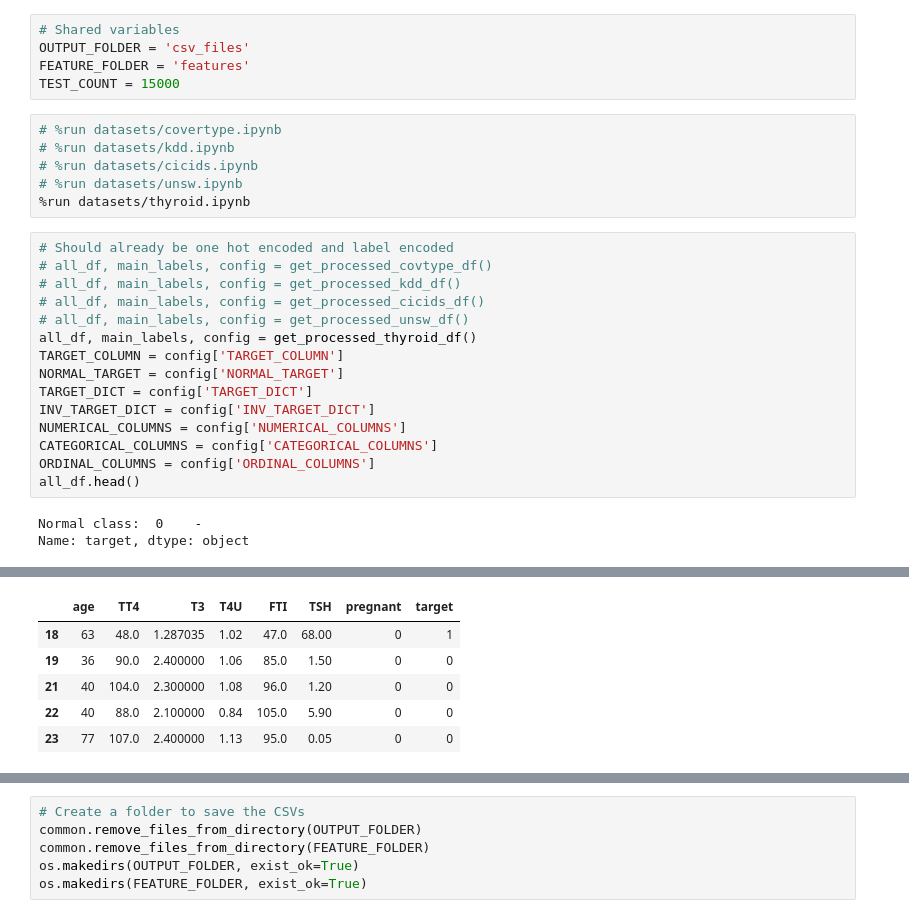
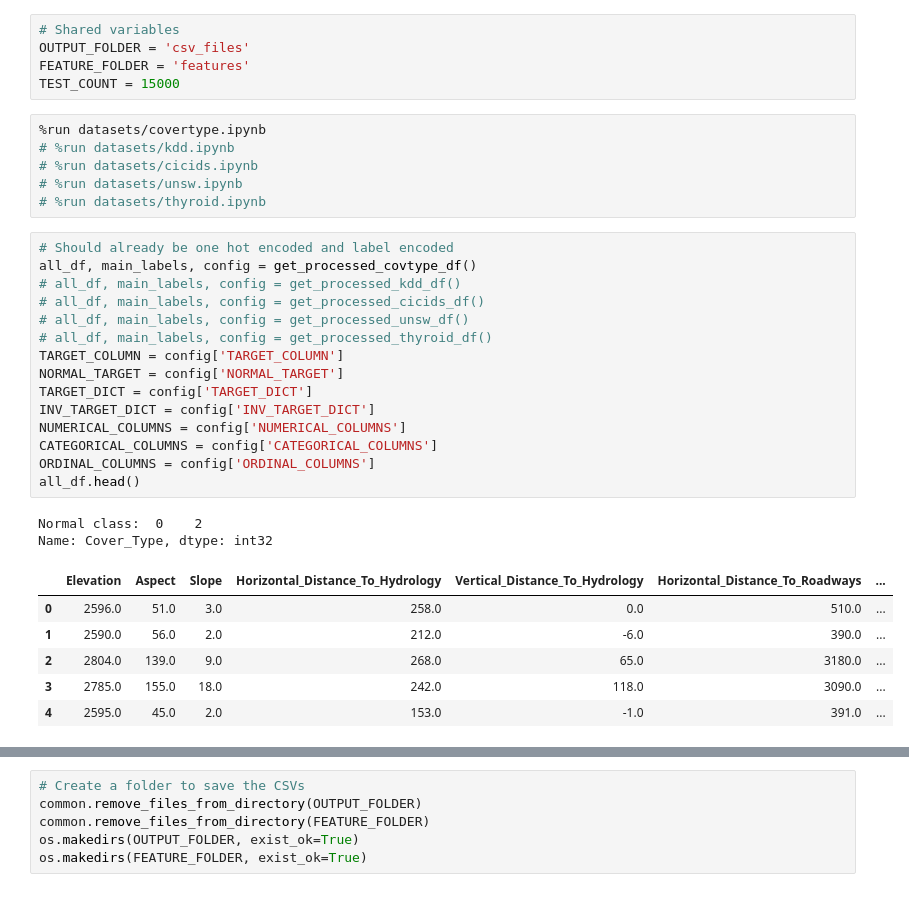
Before and after one commit to brinashong/CS5344_Project, a Jupyter notebook: work/pipeline.ipynb, the cells around one changed output, grey strips where cells are left out. Saved outputs shown, nothing was run; the diff lists cells and outputs as text.

```diff
--- a/work/pipeline.ipynb
+++ b/work/pipeline.ipynb
@@ -28,26 +24,32 @@ OUTPUT_FOLDER = 'csv_files'
 FEATURE_FOLDER = 'features'
 TEST_COUNT = 15000
 # %%
-# %run datasets/covertype.ipynb
+%run datasets/covertype.ipynb
 # %run datasets/kdd.ipynb
 # %run datasets/cicids.ipynb
 # %run datasets/unsw.ipynb
-%run datasets/thyroid.ipynb
+# %run datasets/thyroid.ipynb
 # %%
 # Should already be one hot encoded and label encoded
-# all_df, main_labels, config = get_processed_covtype_df()
+all_df, main_labels, config = get_processed_covtype_df()
 # all_df, main_labels, config = get_processed_kdd_df()
 # all_df, main_labels, config = get_processed_cicids_df()
 # all_df, main_labels, config = get_processed_unsw_df()
-all_df, main_labels, config = get_processed_thyroid_df()
+# all_df, main_labels, config = get_processed_thyroid_df()
 TARGET_COLUMN = config['TARGET_COLUMN']
 NORMAL_TARGET = config['NORMAL_TARGET']
 TARGET_DICT = config['TARGET_DICT']
 INV_TARGET_DICT = config['INV_TARGET_DICT']
 NUMERICAL_COLUMNS = config['NUMERICAL_COLUMNS']
 CATEGORICAL_COLUMNS = config['CATEGORICAL_COLUMNS']
 ORDINAL_COLUMNS = config['ORDINAL_COLUMNS']
 all_df.head()
 # %% [output]
-Normal class:  0    -
-Name: target, dtype: object
+Normal class:  0    2
+Name: Cover_Type, dtype: int32
+|  | Elevation | Aspect | Slope | Horizontal_Distance_To_Hydrology | Vertical_Distance_To_Hydrology | Horizontal_Distance_To_Roadways | ... |
+| 0 | 2596.0 | 51.0 | 3.0 | 258.0 | 0.0 | 510.0 | ... |
+| 1 | 2590.0 | 56.0 | 2.0 | 212.0 | -6.0 | 390.0 | ... |
+| 2 | 2804.0 | 139.0 | 9.0 | 268.0 | 65.0 | 3180.0 | ... |
+| 3 | 2785.0 | 155.0 | 18.0 | 242.0 | 118.0 | 3090.0 | ... |
+| 4 | 2595.0 | 45.0 | 2.0 | 153.0 | -1.0 | 391.0 | ... |
@@ -71,9 +57,3 @@ NORMAL_TARGET 0
-|  | age | TT4 | T3 | T4U | FTI | TSH | pregnant | target |
-| 18 | 63 | 48.0 | 1.287035 | 1.02 | 47.0 | 68.00 | 0 | 1 |
-| 19 | 36 | 90.0 | 2.400000 | 1.06 | 85.0 | 1.50 | 0 | 0 |
-| 21 | 40 | 104.0 | 2.300000 | 1.08 | 96.0 | 1.20 | 0 | 0 |
-| 22 | 40 | 88.0 | 2.100000 | 0.84 | 105.0 | 5.90 | 0 | 0 |
-| 23 | 77 | 107.0 | 2.400000 | 1.13 | 95.0 | 0.05 | 0 | 0 |
 # %%
 all_df.shape
 # %% [output]
```
Also changed, not shown: parts of 8 cells of this notebook, 1 other file.
